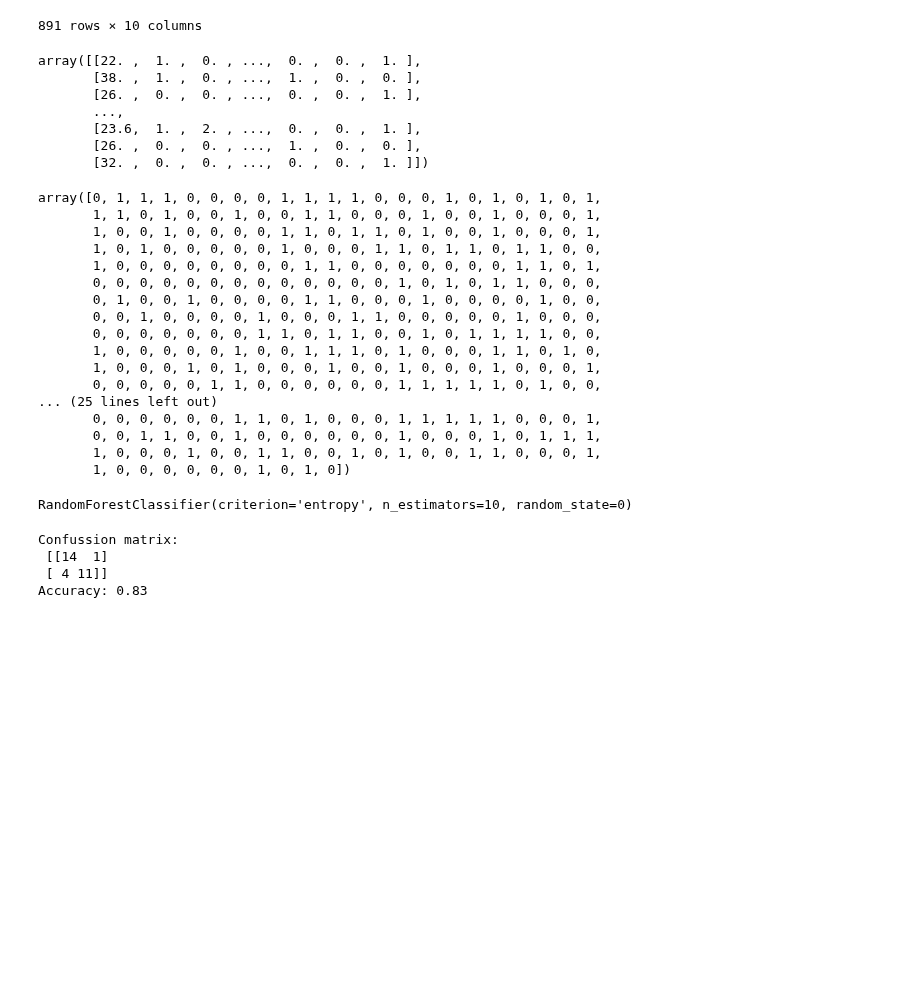
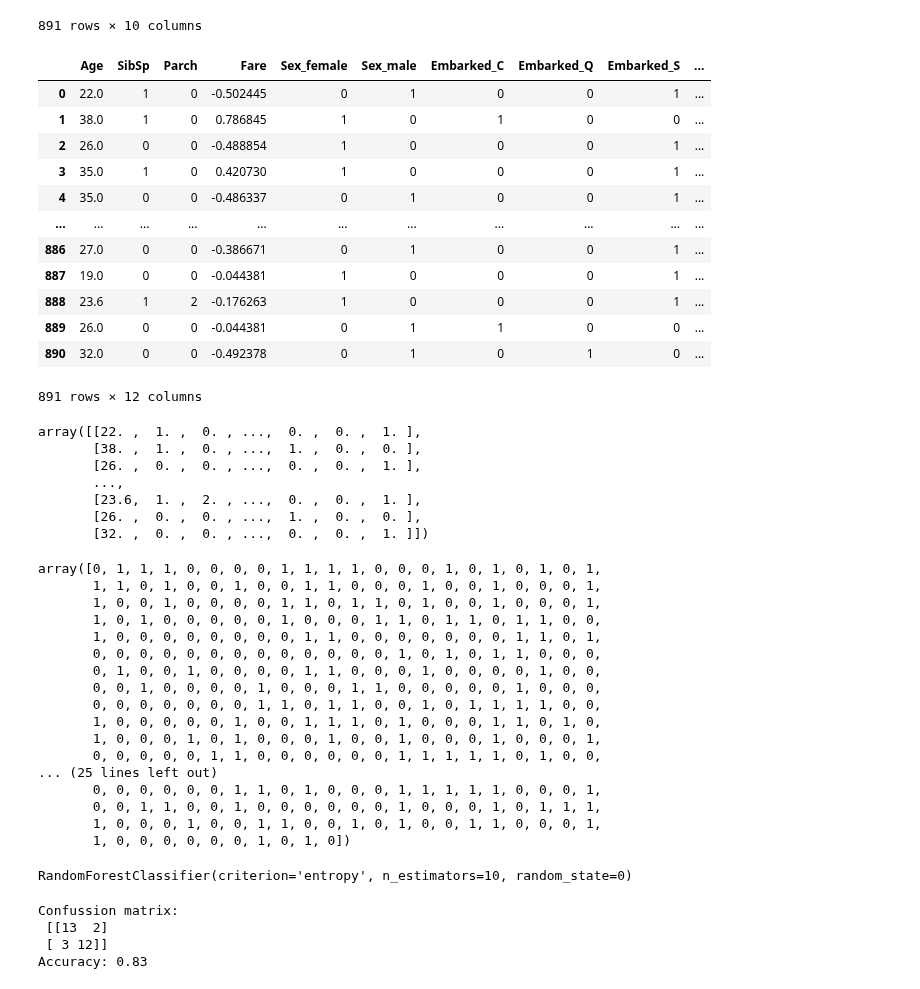
Before and after one commit to GZabalaG/AIMaster, a Jupyter notebook: Datasets_Analysis/titanic_survivors.ipynb, the cells around one changed output. Drawn from its saved outputs; the diff is of its cells as text; code cells hidden in the pictures; blank space fills up the shorter version.

```diff
--- a/Datasets_Analysis/titanic_survivors.ipynb
+++ b/Datasets_Analysis/titanic_survivors.ipynb
@@ -457,6 +458,7 @@ train_copy = train.dropna()
 
 X = train_copy.drop('Age', axis=1).iloc[:, 1:]
 X = X.drop('Name', axis=1)
+X = X.drop('Survived', axis=1)
 X = X.dropna()
 X = pd.get_dummies(X, columns=['Sex'])
 X = pd.get_dummies(X, columns=['Embarked'])
@@ -558,6 +588,7 @@ train_copy = train.copy()
 train_copy = train_copy[train_copy['Age'].isnull()]
 train_copy = train_copy.drop('Age', axis=1).iloc[:, 1:]
 train_copy = train_copy.drop('Name', axis=1)
+train_copy = train_copy.drop('Survived', axis=1)
 train_copy = pd.get_dummies(train_copy, columns=['Sex'])
 train_copy = pd.get_dummies(train_copy, columns=['Embarked'])
 train_copy = pd.get_dummies(train_copy, columns=['Pclass'])
@@ -669,43 +726,58 @@ train
 # %%
 X = train.iloc[:, 1:]
 X = X.drop('Name', axis=1)
 X = X.drop('Survived', axis=1)
 X = pd.get_dummies(X, columns=['Sex'])
 X = pd.get_dummies(X, columns=['Embarked'])
 X = pd.get_dummies(X, columns=['Pclass'])
 X[['Fare']] = StandardScaler().fit_transform(X[['Fare']])
 
 y = train.iloc[:, 1].values
 
+display(X)
+
 X = X.values
 
 display(X)
 display(y)
 # %% [output]
+|  | Age | SibSp | Parch | Fare | Sex_female | Sex_male | Embarked_C | Embarked_Q | Embarked_S | ... |
+| 0 | 22.0 | 1 | 0 | -0.502445 | 0 | 1 | 0 | 0 | 1 | ... |
+| 1 | 38.0 | 1 | 0 | 0.786845 | 1 | 0 | 1 | 0 | 0 | ... |
+| 2 | 26.0 | 0 | 0 | -0.488854 | 1 | 0 | 0 | 0 | 1 | ... |
+| 3 | 35.0 | 1 | 0 | 0.420730 | 1 | 0 | 0 | 0 | 1 | ... |
+| 4 | 35.0 | 0 | 0 | -0.486337 | 0 | 1 | 0 | 0 | 1 | ... |
+| ... | ... | ... | ... | ... | ... | ... | ... | ... | ... | ... |
+| 886 | 27.0 | 0 | 0 | -0.386671 | 0 | 1 | 0 | 0 | 1 | ... |
+| 887 | 19.0 | 0 | 0 | -0.044381 | 1 | 0 | 0 | 0 | 1 | ... |
+| 888 | 23.6 | 1 | 2 | -0.176263 | 1 | 0 | 0 | 0 | 1 | ... |
+| 889 | 26.0 | 0 | 0 | -0.044381 | 0 | 1 | 1 | 0 | 0 | ... |
+| 890 | 32.0 | 0 | 0 | -0.492378 | 0 | 1 | 0 | 1 | 0 | ... |
-array([[22. ,  1. ,  0. , ...,  0. ,  0. ,  1. ],
-       [38. ,  1. ,  0. , ...,  1. ,  0. ,  0. ],
-       [26. ,  0. ,  0. , ...,  0. ,  0. ,  1. ],
-       ...,
-       [23.6,  1. ,  2. , ...,  0. ,  0. ,  1. ],
-       [26. ,  0. ,  0. , ...,  1. ,  0. ,  0. ],
-       [32. ,  0. ,  0. , ...,  0. ,  0. ,  1. ]])
+891 rows × 12 columns
-array([0, 1, 1, 1, 0, 0, 0, 0, 1, 1, 1, 1, 0, 0, 0, 1, 0, 1, 0, 1, 0, 1,
-       1, 1, 0, 1, 0, 0, 1, 0, 0, 1, 1, 0, 0, 0, 1, 0, 0, 1, 0, 0, 0, 1,
-       1, 0, 0, 1, 0, 0, 0, 0, 1, 1, 0, 1, 1, 0, 1, 0, 0, 1, 0, 0, 0, 1,
-       1, 0, 1, 0, 0, 0, 0, 0, 1, 0, 0, 0, 1, 1, 0, 1, 1, 0, 1, 1, 0, 0,
-       1, 0, 0, 0, 0, 0, 0, 0, 0, 1, 1, 0, 0, 0, 0, 0, 0, 0, 1, 1, 0, 1,
-       0, 0, 0, 0, 0, 0, 0, 0, 0, 0, 0, 0, 0, 1, 0, 1, 0, 1, 1, 0, 0, 0,
-       0, 1, 0, 0, 1, 0, 0, 0, 0, 1, 1, 0, 0, 0, 1, 0, 0, 0, 0, 1, 0, 0,
-       0, 0, 1, 0, 0, 0, 0, 1, 0, 0, 0, 1, 1, 0, 0, 0, 0, 0, 1, 0, 0, 0,
-       0, 0, 0, 0, 0, 0, 0, 1, 1, 0, 1, 1, 0, 0, 1, 0, 1, 1, 1, 1, 0, 0,
-       1, 0, 0, 0, 0, 0, 1, 0, 0, 1, 1, 1, 0, 1, 0, 0, 0, 1, 1, 0, 1, 0,
-       1, 0, 0, 0, 1, 0, 1, 0, 0, 0, 1, 0, 0, 1, 0, 0, 0, 1, 0, 0, 0, 1,
-       0, 0, 0, 0, 0, 1, 1, 0, 0, 0, 0, 0, 0, 1, 1, 1, 1, 1, 0, 1, 0, 0,
-... (25 lines left out)
-       0, 0, 0, 0, 0, 0, 1, 1, 0, 1, 0, 0, 0, 1, 1, 1, 1, 1, 0, 0, 0, 1,
-       0, 0, 1, 1, 0, 0, 1, 0, 0, 0, 0, 0, 0, 1, 0, 0, 0, 1, 0, 1, 1, 1,
-       1, 0, 0, 0, 1, 0, 0, 1, 1, 0, 0, 1, 0, 1, 0, 0, 1, 1, 0, 0, 0, 1,
-       1, 0, 0, 0, 0, 0, 0, 1, 0, 1, 0])
+array([[22. ,  1. ,  0. , ...,  0. ,  0. ,  1. ],
+       [38. ,  1. ,  0. , ...,  1. ,  0. ,  0. ],
+       [26. ,  0. ,  0. , ...,  0. ,  0. ,  1. ],
+       ...,
+       [23.6,  1. ,  2. , ...,  0. ,  0. ,  1. ],
+       [26. ,  0. ,  0. , ...,  1. ,  0. ,  0. ],
+       [32. ,  0. ,  0. , ...,  0. ,  0. ,  1. ]])
+array([0, 1, 1, 1, 0, 0, 0, 0, 1, 1, 1, 1, 0, 0, 0, 1, 0, 1, 0, 1, 0, 1,
+       1, 1, 0, 1, 0, 0, 1, 0, 0, 1, 1, 0, 0, 0, 1, 0, 0, 1, 0, 0, 0, 1,
+       1, 0, 0, 1, 0, 0, 0, 0, 1, 1, 0, 1, 1, 0, 1, 0, 0, 1, 0, 0, 0, 1,
+       1, 0, 1, 0, 0, 0, 0, 0, 1, 0, 0, 0, 1, 1, 0, 1, 1, 0, 1, 1, 0, 0,
+       1, 0, 0, 0, 0, 0, 0, 0, 0, 1, 1, 0, 0, 0, 0, 0, 0, 0, 1, 1, 0, 1,
+       0, 0, 0, 0, 0, 0, 0, 0, 0, 0, 0, 0, 0, 1, 0, 1, 0, 1, 1, 0, 0, 0,
+       0, 1, 0, 0, 1, 0, 0, 0, 0, 1, 1, 0, 0, 0, 1, 0, 0, 0, 0, 1, 0, 0,
+       0, 0, 1, 0, 0, 0, 0, 1, 0, 0, 0, 1, 1, 0, 0, 0, 0, 0, 1, 0, 0, 0,
+       0, 0, 0, 0, 0, 0, 0, 1, 1, 0, 1, 1, 0, 0, 1, 0, 1, 1, 1, 1, 0, 0,
+       1, 0, 0, 0, 0, 0, 1, 0, 0, 1, 1, 1, 0, 1, 0, 0, 0, 1, 1, 0, 1, 0,
+       1, 0, 0, 0, 1, 0, 1, 0, 0, 0, 1, 0, 0, 1, 0, 0, 0, 1, 0, 0, 0, 1,
+       0, 0, 0, 0, 0, 1, 1, 0, 0, 0, 0, 0, 0, 1, 1, 1, 1, 1, 0, 1, 0, 0,
+... (25 lines left out)
+       0, 0, 0, 0, 0, 0, 1, 1, 0, 1, 0, 0, 0, 1, 1, 1, 1, 1, 0, 0, 0, 1,
+       0, 0, 1, 1, 0, 0, 1, 0, 0, 0, 0, 0, 0, 1, 0, 0, 0, 1, 0, 1, 1, 1,
+       1, 0, 0, 0, 1, 0, 0, 1, 1, 0, 0, 1, 0, 1, 0, 0, 1, 1, 0, 0, 0, 1,
+       1, 0, 0, 0, 0, 0, 0, 1, 0, 1, 0])
 # %%
 X_train, X_test, y_train, y_test = train_test_split(X, y, test_size=30, random_state=0)
 # %%
@@ -721,6 +793,6 @@ print('Confussion matrix:\n', cm)
 print('Accuracy: %.2f' % accuracy_score(y_test, y_pred))
 # %% [output]
 Confussion matrix:
- [[14  1]
- [ 4 11]]
+ [[13  2]
+ [ 3 12]]
 Accuracy: 0.83
```
Also changed, not shown: parts of 24 cells of this notebook.
